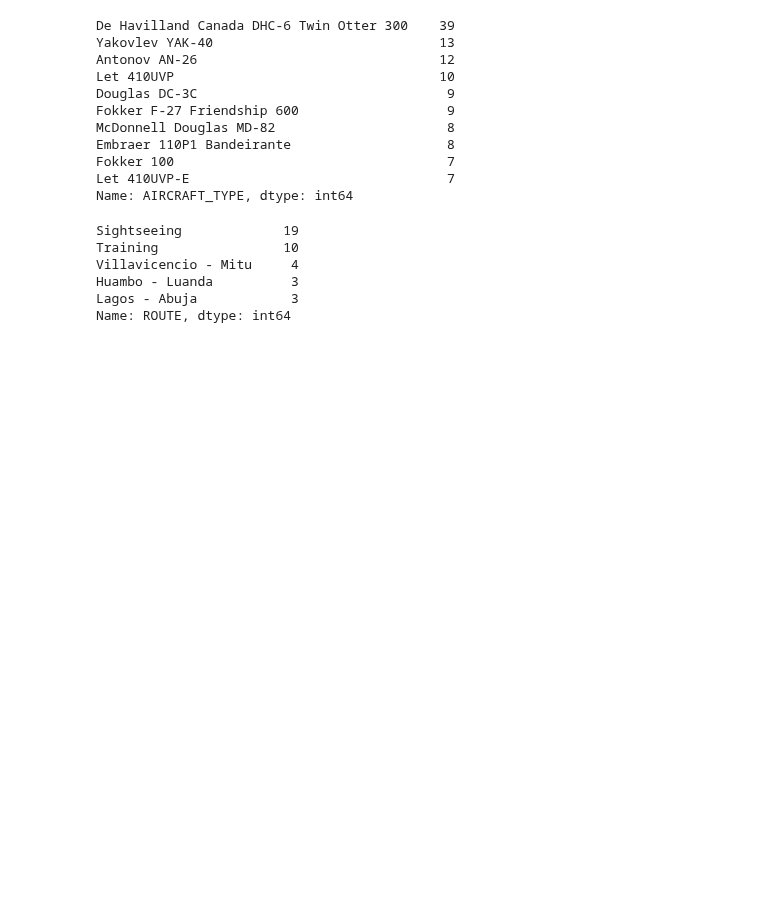
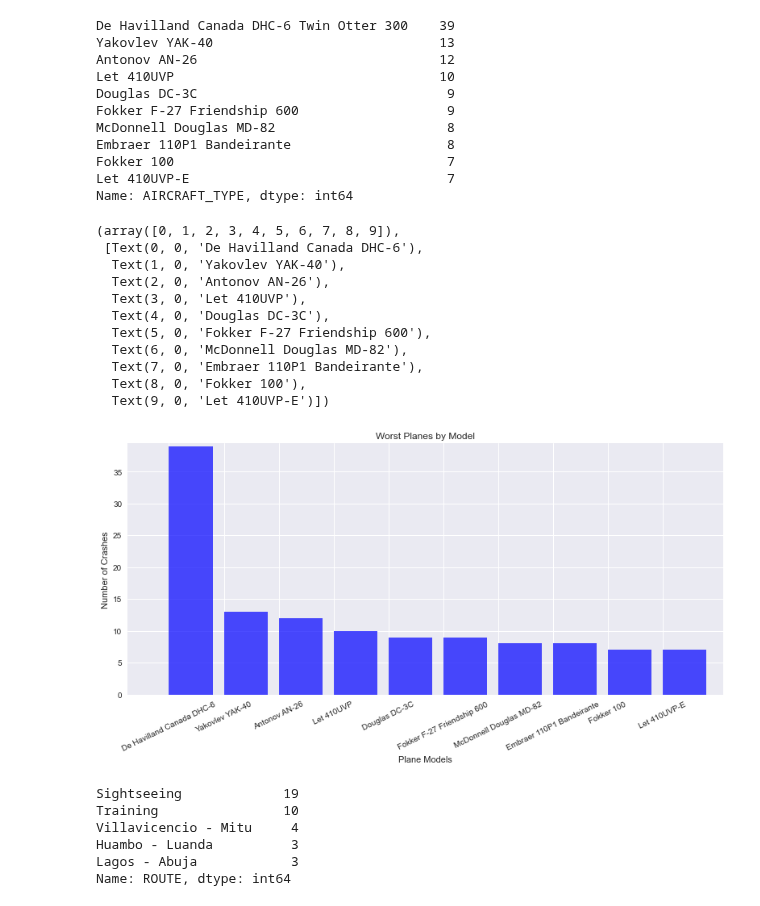
Before and after one commit to MZt92-ui/Project-1-Group-3, a Jupyter notebook: plane crash.ipynb, the cells around one changed output. Saved outputs shown, nothing was run; the diff lists cells and outputs as text; code cells hidden in the pictures; blank space fills up the shorter version.

Commit message:
worst planes plot
worst planes plot added with labels

```diff
--- a/plane crash.ipynb
+++ b/plane crash.ipynb
@@ -359,6 +332,38 @@ Embraer 110P1 Bandeirante                    8
 Fokker 100                                   7
 Let 410UVP-E                                 7
 Name: AIRCRAFT_TYPE, dtype: int64
+# %%
+worst10 = ["De Havilland Canada DHC-6", "Yakovlev YAK-40", "Antonov AN-26", "Let 410UVP", "Douglas DC-3C","Fokker F-27 Friendship 600", "McDonnell Douglas MD-82", "Embraer 110P1 Bandeirante", "Fokker 100", "Let 410UVP-E"]
+
+data_10worstplanes = [39,13,12,10,9,9,8,8,7,7]
+x_axis = np.arange(len(data_10worstplanes))
+
+tick_locations = [value for value in x_axis]
+plt.xticks(tick_locations, worst10, rotation=30)
+# Set the limits of the x axis
+plt.xlim(-0.75, len(x_axis -10)+0.1)
+plt.ylim(0, max(data_10worstplanes)+0.4)
+# Create a bar chart based upon the above data
+plt.bar(x_axis,data_10worstplanes, color="b", align="edge",  alpha=0.7)
+spacing = 1
+# Give the chart a title, x label, and y label
+plt.title("Worst Planes by Model")
+plt.xlabel("Plane Models")
+plt.ylabel("Number of Crashes")
+plt.xticks(rotation=26, horizontalalignment="center")
+# %% [output]
+(array([0, 1, 2, 3, 4, 5, 6, 7, 8, 9]),
+ [Text(0, 0, 'De Havilland Canada DHC-6'),
+  Text(1, 0, 'Yakovlev YAK-40'),
+  Text(2, 0, 'Antonov AN-26'),
+  Text(3, 0, 'Let 410UVP'),
+  Text(4, 0, 'Douglas DC-3C'),
+  Text(5, 0, 'Fokker F-27 Friendship 600'),
+  Text(6, 0, 'McDonnell Douglas MD-82'),
+  Text(7, 0, 'Embraer 110P1 Bandeirante'),
+  Text(8, 0, 'Fokker 100'),
+  Text(9, 0, 'Let 410UVP-E')])
+[figure, added]
 # %%
 # What were the most dangerous routes?  ROUTE
 route_count = non_military["ROUTE"].value_counts()
```
Also changed, not shown: parts of 8 cells of this notebook, 1 other file.
